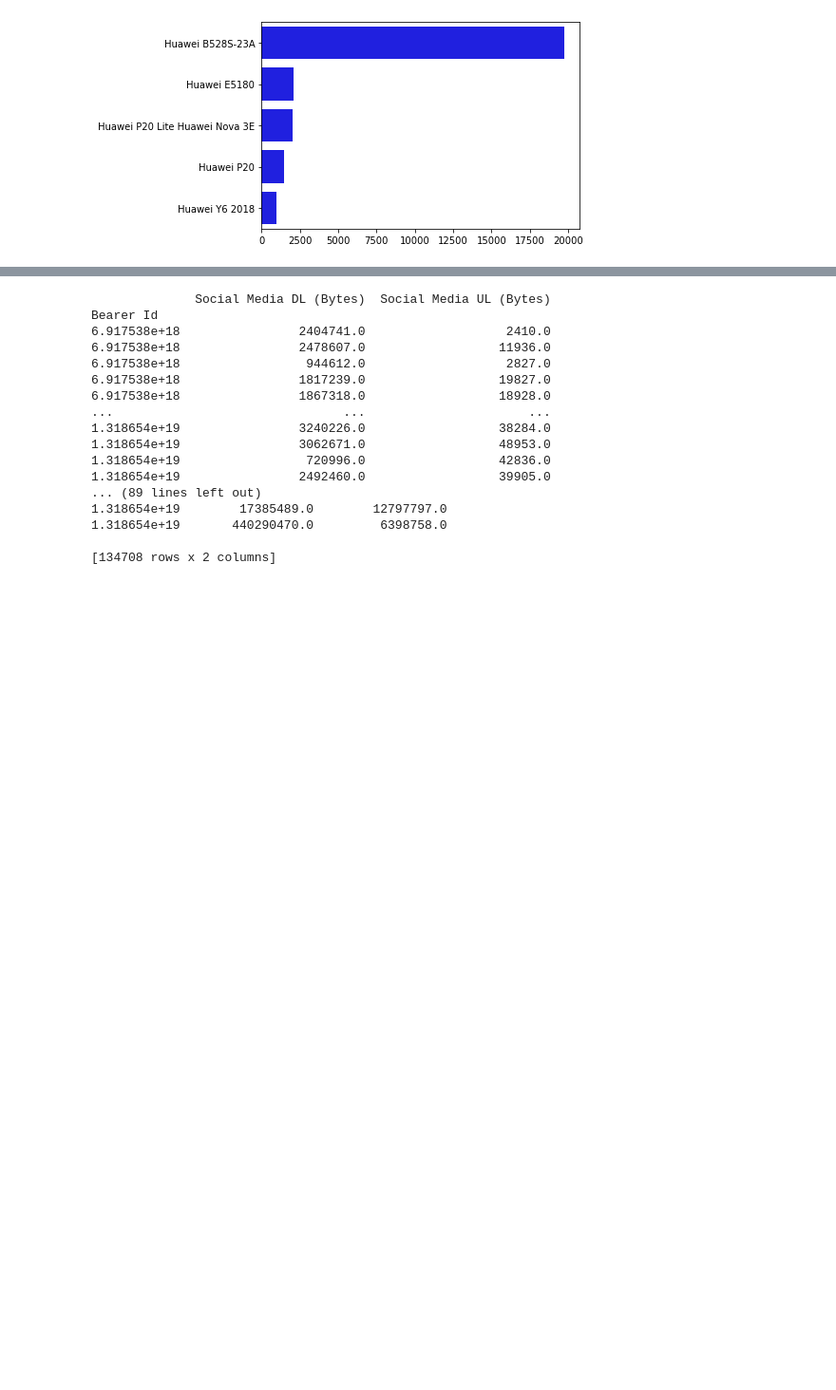
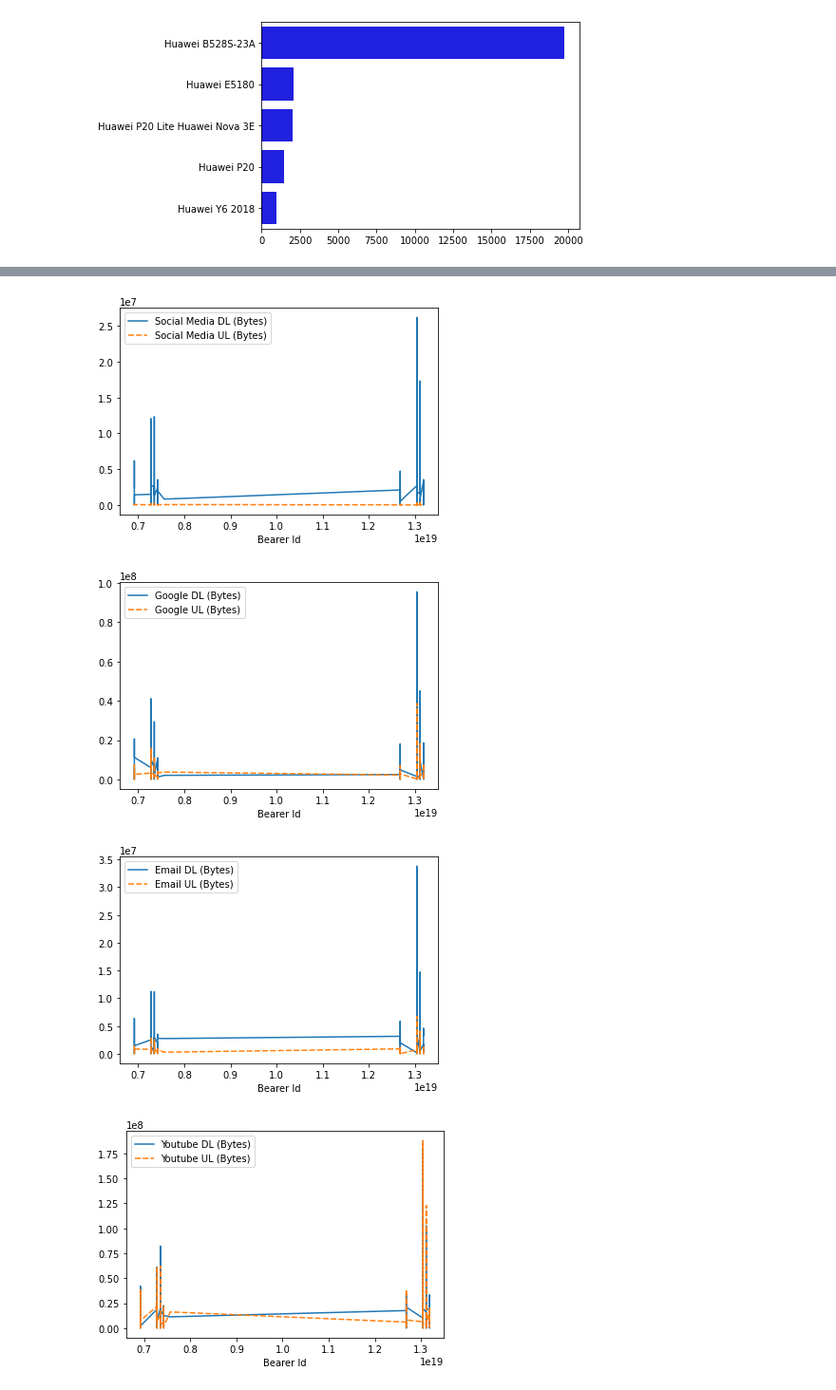
Before and after one commit to KaydeeJR/TelecomUser_DataAnalysis, a Jupyter notebook: notebooks/exploring_data.ipynb, the cells around one changed output, grey strips where cells are left out. Shown: that part at 95% size. Saved outputs shown, nothing was run; the diff lists cells and outputs as text; code cells hidden in the pictures; blank space fills up the shorter version.

```diff
--- a/notebooks/exploring_data.ipynb
+++ b/notebooks/exploring_data.ipynb
@@ -170,25 +120,13 @@ bearer_xDR_sess.agg({"Total UL (Bytes)":'sum'}).sort_values(by=["Total UL (Bytes
 # %%
 # Get each application column index
 applications_df=dataframe.iloc[:,39:53]
 applications = list(applications_df.columns)
 for app_index in range(len(applications)):
     if app_index % 2==0:
-        print(bearer_xDR_sess.agg({applications[app_index]:'sum',applications[app_index+1]:'sum'}))
+        plt.figure()
+        sns.lineplot(data= bearer_xDR_sess.agg({applications[app_index]:'sum',applications[app_index+1]:'sum'}), color="b")
 # %% [output]
-              Social Media DL (Bytes)  Social Media UL (Bytes)
-Bearer Id
-6.917538e+18                2404741.0                   2410.0
-6.917538e+18                2478607.0                  11936.0
-6.917538e+18                 944612.0                   2827.0
-6.917538e+18                1817239.0                  19827.0
-6.917538e+18                1867318.0                  18928.0
-...                               ...                      ...
-1.318654e+19                3240226.0                  38284.0
-1.318654e+19                3062671.0                  48953.0
-1.318654e+19                 720996.0                  42836.0
-1.318654e+19                2492460.0                  39905.0
-... (89 lines left out)
-1.318654e+19        17385489.0        12797797.0
-1.318654e+19       440290470.0         6398758.0
-
-[134708 rows x 2 columns]
+[figure, added]
+[figure, added]
+[figure, added]
+[figure, added]
```
Also changed, not shown: parts of 8 cells of this notebook, 3 other files.
